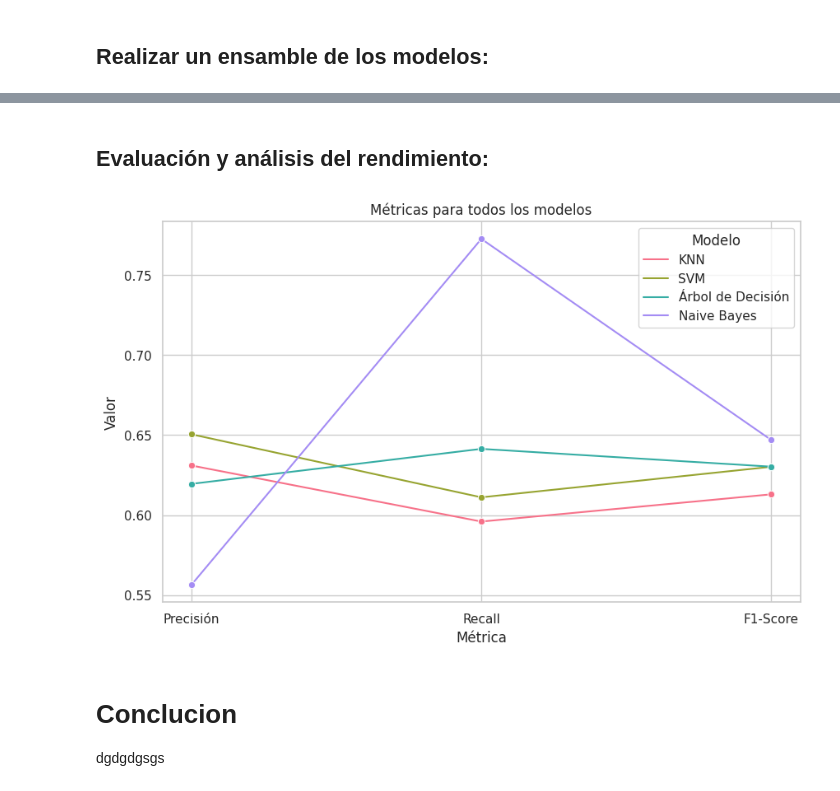
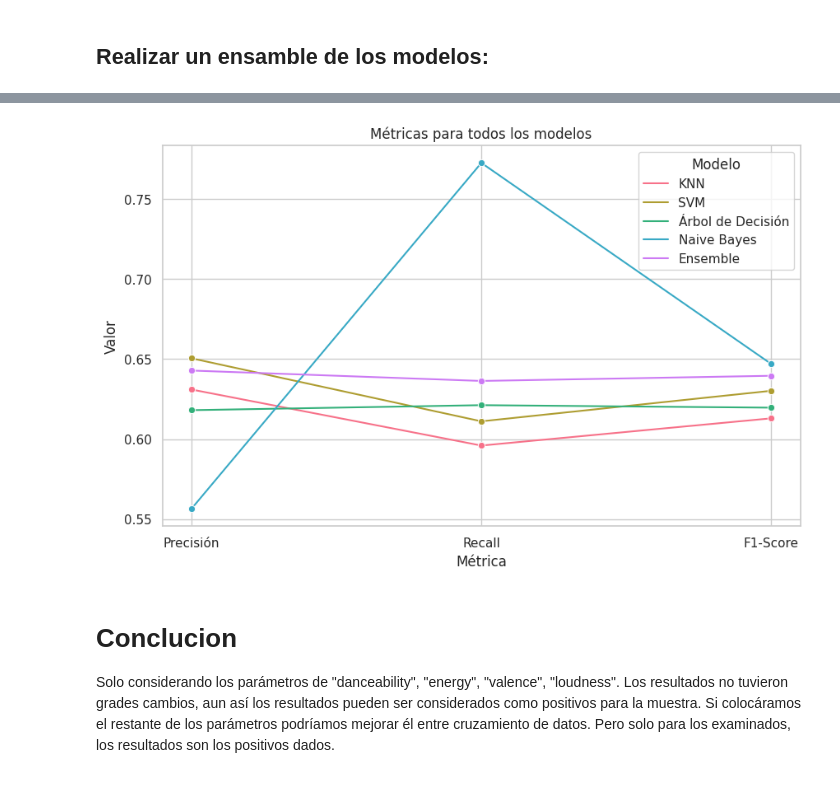
Before and after one commit to danisotoguerrero/Clasificador-de-canciones, a Jupyter notebook: Laboratorio_2_Grupo_8.ipynb, the cells around one changed output, grey strips where cells are left out. Drawn from its saved outputs; the diff is of its cells as text; code cells hidden in the pictures.

```diff
--- a/Laboratorio_2_Grupo_8.ipynb
+++ b/Laboratorio_2_Grupo_8.ipynb
@@ -256,5 +240,3 @@ Precisión: 0.5563636363636364
 Recall: 0.7727272727272727
 F1-Score: 0.6469344608879493
 Exactitud (Accuracy): 0.5866336633663366
-# %% [markdown]
-## Evaluación y análisis del rendimiento:
@@ -261,24 +262,28 @@ Exactitud (Accuracy): 0.5866336633663366
 # %%
+import pandas as pd
+import seaborn as sns
+import matplotlib.pyplot as plt
+
 # Crear un DataFrame con todas las métricas para todos los modelos
 all_metrics = pd.DataFrame({
-    'Modelo': ['KNN', 'SVM', 'Árbol de Decisión', 'Naive Bayes'],
-    'Precisión': [precision_knn, precision_svm, precision_dt, precision_nb],
-    'Recall': [recall_knn, recall_svm, recall_dt, recall_nb],
-    'F1-Score': [f1_knn, f1_svm, f1_dt, f1_nb]
+    'Modelo': ['KNN', 'SVM', 'Árbol de Decisión', 'Naive Bayes', 'Ensemble'],
+    'Precisión': [precision_knn, precision_svm, precision_dt, precision_nb, precision_ensemble],
+    'Recall': [recall_knn, recall_svm, recall_dt, recall_nb, recall_ensemble],
+    'F1-Score': [f1_knn, f1_svm, f1_dt, f1_nb, f1_ensemble]
 })
 
 # Reorganizar los datos para el lineplot
 all_metrics = all_metrics.melt(id_vars='Modelo', var_name='Métrica', value_name='Valor')
 
 # Visualización de todas las métricas en un lineplot
 sns.set(style="whitegrid")
 plt.figure(figsize=(10, 6))
 sns.lineplot(x='Métrica', y='Valor', hue='Modelo', data=all_metrics, palette='husl', marker='o')
 plt.title('Métricas para todos los modelos')
 plt.ylabel('Valor')
 plt.show()
 # %% [output]
-[figure, old version]
+[figure, new version]
-# %% [markdown]
-# Conclucion
-dgdgdgsgs
+# %% [markdown]
+# Conclucion
+Solo considerando los parámetros de "danceability", "energy", "valence", "loudness". Los resultados no tuvieron grades cambios, aun así los resultados pueden ser considerados como positivos para la muestra. Si colocáramos el restante de los parámetros podríamos mejorar él entre cruzamiento de datos. Pero solo para los examinados, los resultados son los positivos dados.
```
Also changed, not shown: parts of 10 cells of this notebook.
